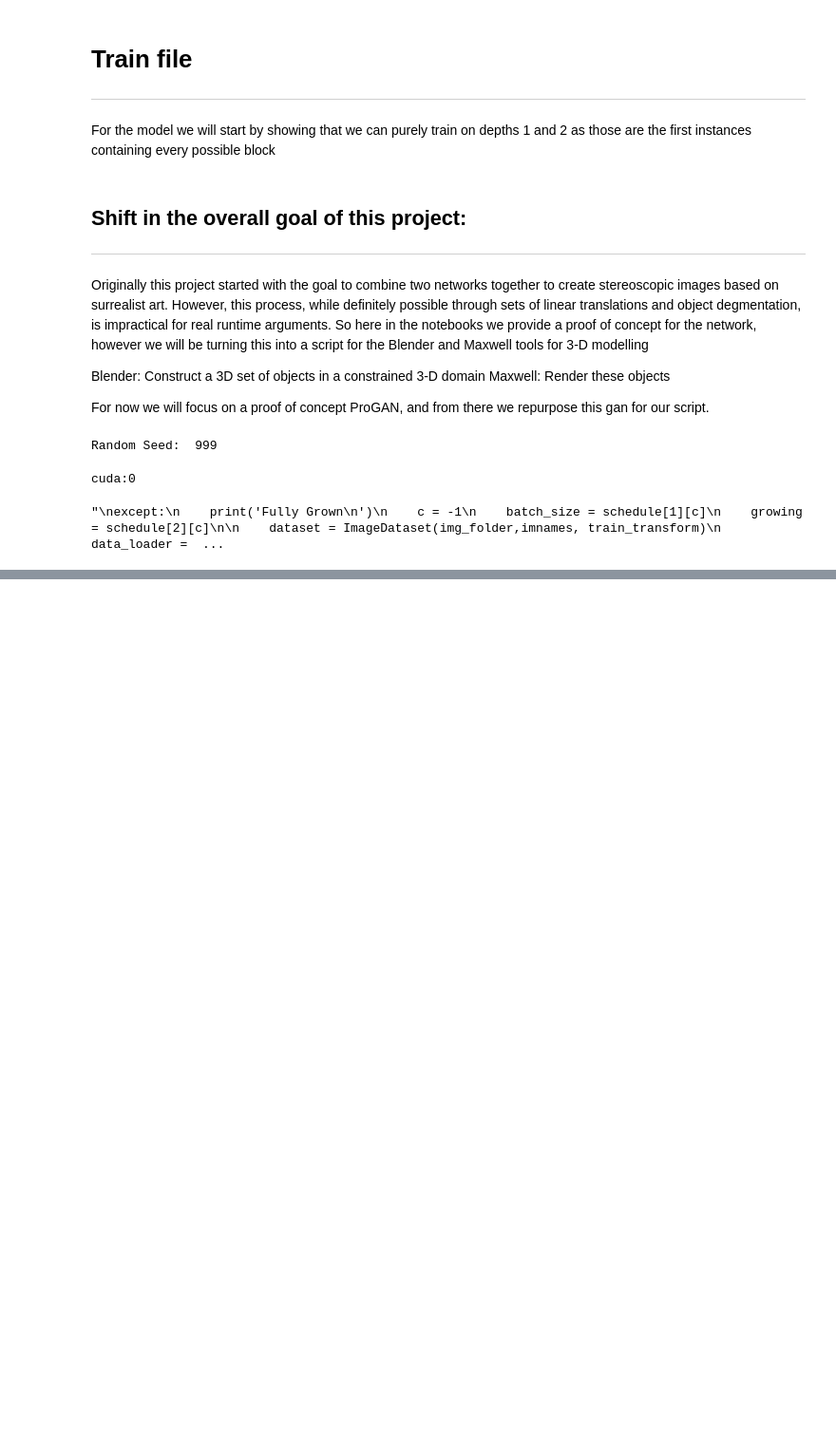
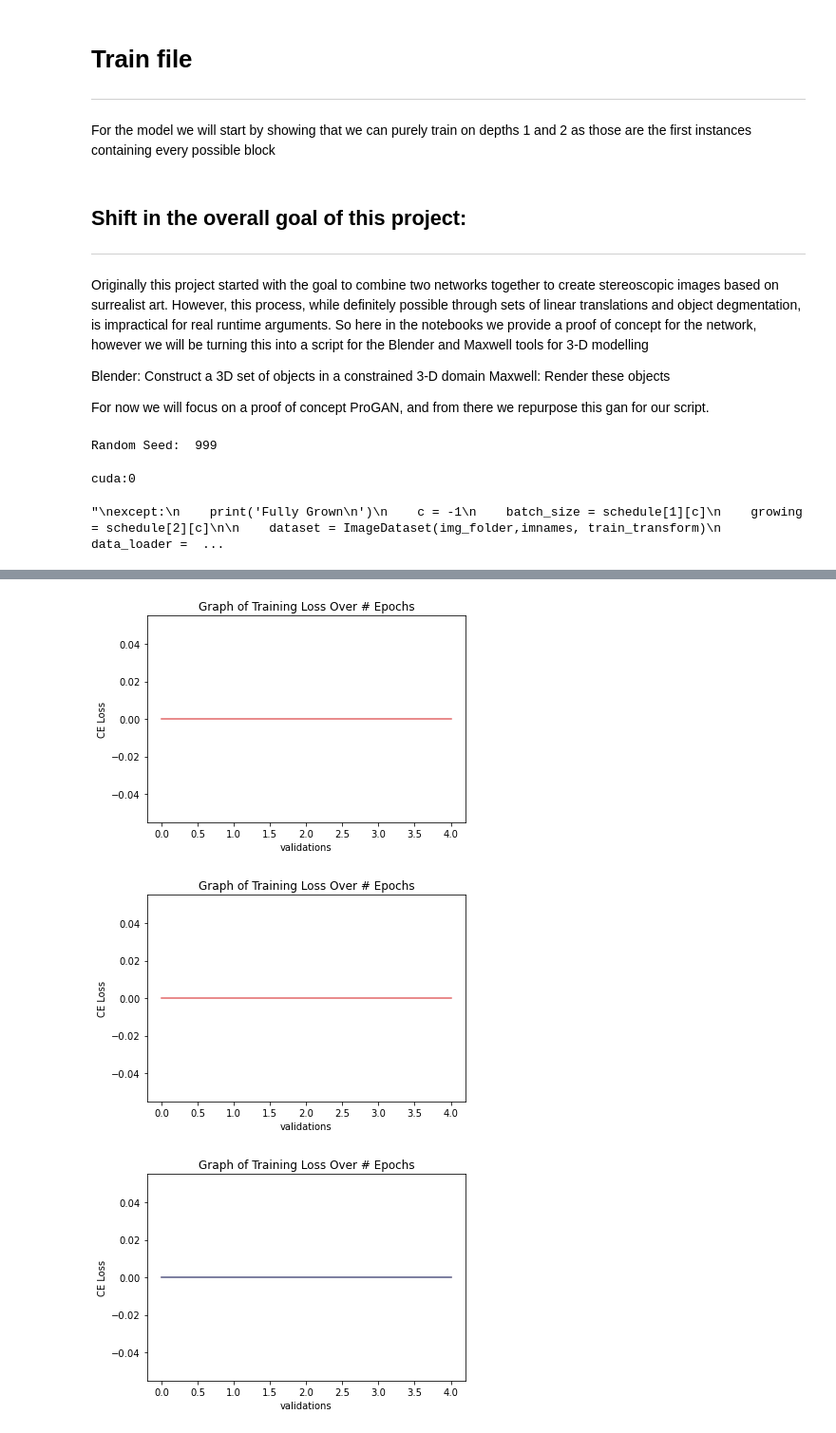
Before and after one commit to Campbell-Rankine/AGRNet, a Jupyter notebook: Train.ipynb, the cells around one changed output, grey strips where cells are left out. Shown: that part at 95% size. Drawn from its saved outputs; the diff is of its cells as text; code cells hidden in the pictures; blank space fills up the shorter version.

```diff
--- a/Train.ipynb
+++ b/Train.ipynb
@@ -325,0 +344,24 @@ Training current depth 1 at size: 4 x 4
+# %%
+#Graph Depth losses (Mean epoch losses) Generator
+plt.plot(range(0,5), depth_losses_g, alpha=0.7, color='tab:red')
+plt.xlabel('validations')
+plt.ylabel('CE Loss')
+plt.title('Graph of Training Loss Over # Epochs')
+plt.show()
+#Graph Depth losses (Mean epoch losses) Discriminator
+plt.plot(range(0,5), depth_losses_d, alpha=0.7, color='tab:red')
+plt.xlabel('validations')
+plt.ylabel('CE Loss')
+plt.title('Graph of Training Loss Over # Epochs')
+plt.show()
+#Comparison graph
+plt.plot(range(0,5), depth_losses_g, alpha=0.7, color='tab:red')
+plt.plot(range(0,5), depth_losses_d, alpha=0.7, color='tab:blue')
+plt.xlabel('validations')
+plt.ylabel('CE Loss')
+plt.title('Graph of Training Loss Over # Epochs')
+plt.show()
+# %% [output]
+[figure, added]
+[figure, added]
+[figure, added]
```
Also changed, not shown: parts of 1 cell of this notebook, 1 other file.
